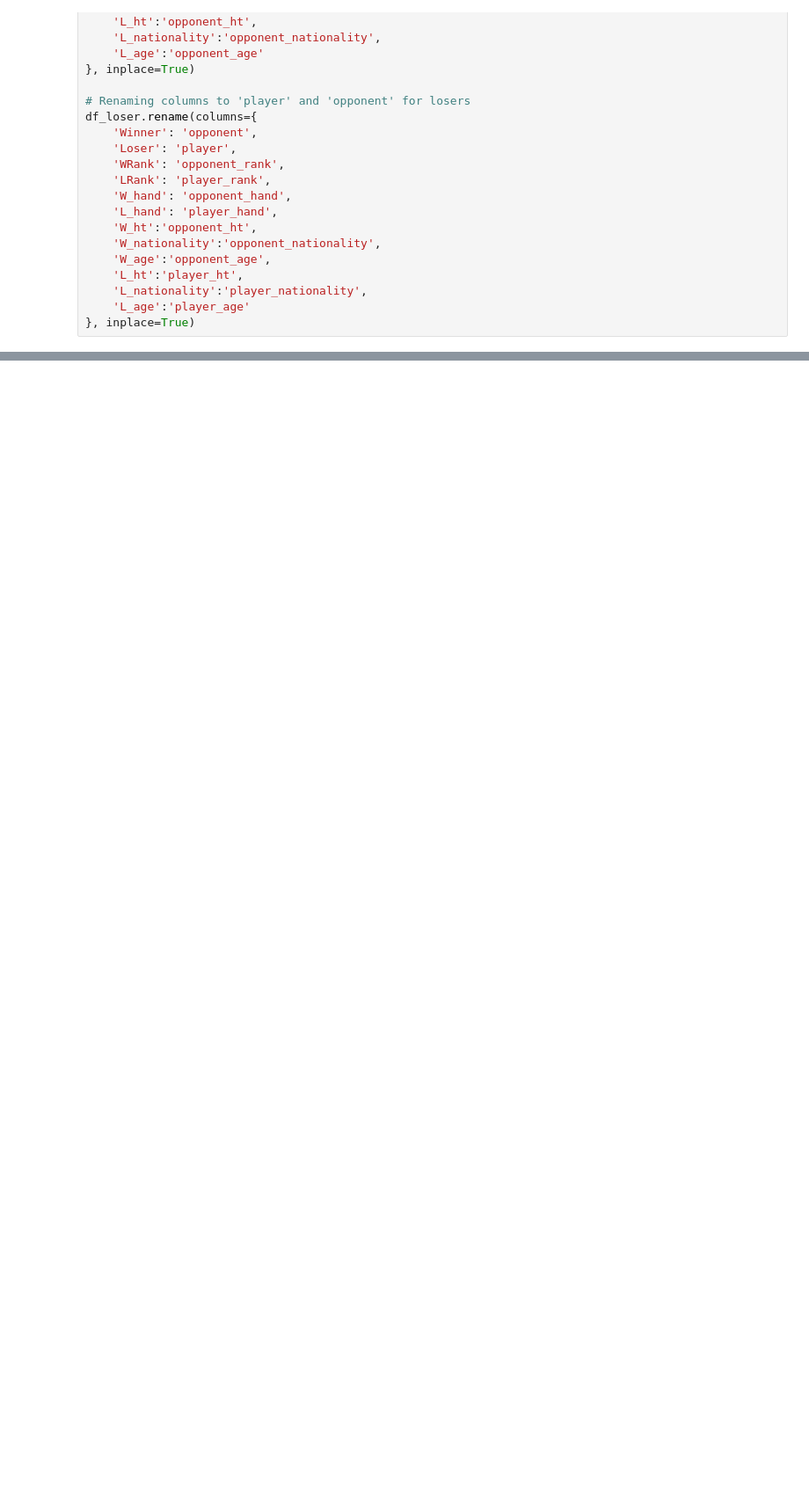
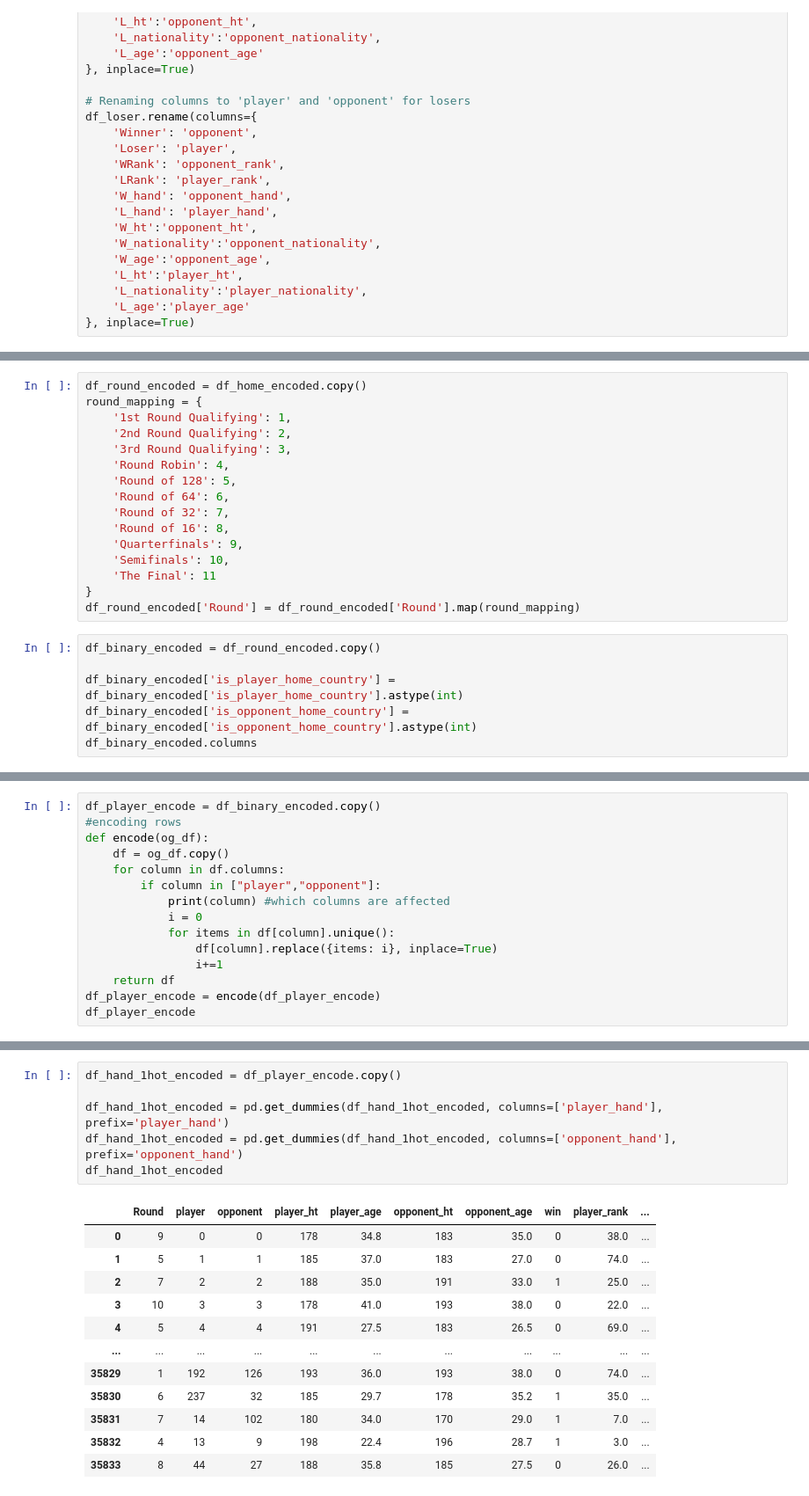
Before and after one commit to Farnaaaz/TenniMatchPrediction, a Jupyter notebook: modelling.ipynb, the cells around one changed output, grey strips where cells are left out. Shown at 88% size. Saved outputs shown, nothing was run; the diff lists cells and outputs as text; blank space fills up the shorter version.

```diff
--- a/modelling.ipynb
+++ b/modelling.ipynb
@@ -123,0 +171,22 @@ df_transformed.to_csv('modeling data/df1_workable.csv', index=False)
+# %%
+df_round_encoded = df_home_encoded.copy()
+round_mapping = {
+    '1st Round Qualifying': 1,
+    '2nd Round Qualifying': 2,
+    '3rd Round Qualifying': 3,
+    'Round Robin': 4,
+    'Round of 128': 5,
+    'Round of 64': 6,
+    'Round of 32': 7,
+    'Round of 16': 8,
+    'Quarterfinals': 9,
+    'Semifinals': 10,
+    'The Final': 11
+}
+df_round_encoded['Round'] = df_round_encoded['Round'].map(round_mapping)
+# %%
+df_binary_encoded = df_round_encoded.copy()
+
+df_binary_encoded['is_player_home_country'] = df_binary_encoded['is_player_home_country'].astype(int)
+df_binary_encoded['is_opponent_home_country'] = df_binary_encoded['is_opponent_home_country'].astype(int)
+df_binary_encoded.columns
@@ -123,0 +200,15 @@ df_transformed.to_csv('modeling data/df1_workable.csv', index=False)
+# %%
+df_player_encode = df_binary_encoded.copy()
+#encoding rows
+def encode(og_df):
+    df = og_df.copy()
+    for column in df.columns:
+        if column in ["player","opponent"]:
+            print(column) #which columns are affected
+            i = 0
+            for items in df[column].unique():
+                df[column].replace({items: i}, inplace=True)
+                i+=1
+    return df
+df_player_encode = encode(df_player_encode)
+df_player_encode
@@ -123,0 +255,19 @@ df_transformed.to_csv('modeling data/df1_workable.csv', index=False)
+# %%
+df_hand_1hot_encoded = df_player_encode.copy()
+
+df_hand_1hot_encoded = pd.get_dummies(df_hand_1hot_encoded, columns=['player_hand'], prefix='player_hand')
+df_hand_1hot_encoded = pd.get_dummies(df_hand_1hot_encoded, columns=['opponent_hand'], prefix='opponent_hand')
+df_hand_1hot_encoded
+# %% [output]
+|  | Round | player | opponent | player_ht | player_age | opponent_ht | opponent_age | win | player_rank | ... |
+| 0 | 9 | 0 | 0 | 178 | 34.8 | 183 | 35.0 | 0 | 38.0 | ... |
+| 1 | 5 | 1 | 1 | 185 | 37.0 | 183 | 27.0 | 0 | 74.0 | ... |
+| 2 | 7 | 2 | 2 | 188 | 35.0 | 191 | 33.0 | 1 | 25.0 | ... |
+| 3 | 10 | 3 | 3 | 178 | 41.0 | 193 | 38.0 | 0 | 22.0 | ... |
+| 4 | 5 | 4 | 4 | 191 | 27.5 | 183 | 26.5 | 0 | 69.0 | ... |
+| ... | ... | ... | ... | ... | ... | ... | ... | ... | ... | ... |
+| 35829 | 1 | 192 | 126 | 193 | 36.0 | 193 | 38.0 | 0 | 74.0 | ... |
+| 35830 | 6 | 237 | 32 | 185 | 29.7 | 178 | 35.2 | 1 | 35.0 | ... |
+| 35831 | 7 | 14 | 102 | 180 | 34.0 | 170 | 29.0 | 1 | 7.0 | ... |
+| 35832 | 4 | 13 | 9 | 198 | 22.4 | 196 | 28.7 | 1 | 3.0 | ... |
+| 35833 | 8 | 44 | 27 | 188 | 35.8 | 185 | 27.5 | 0 | 26.0 | ... |
```
Also changed, not shown: parts of 15 cells of this notebook, 10 other files.
